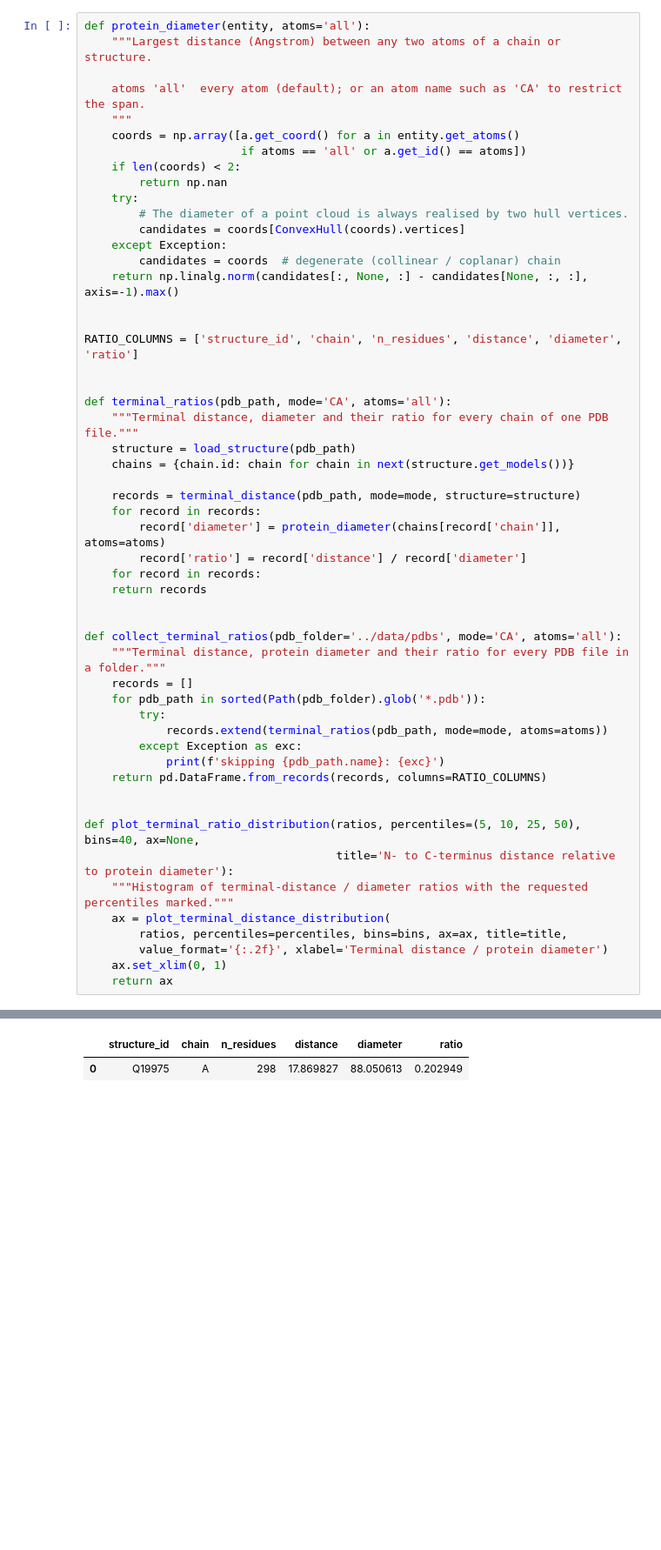
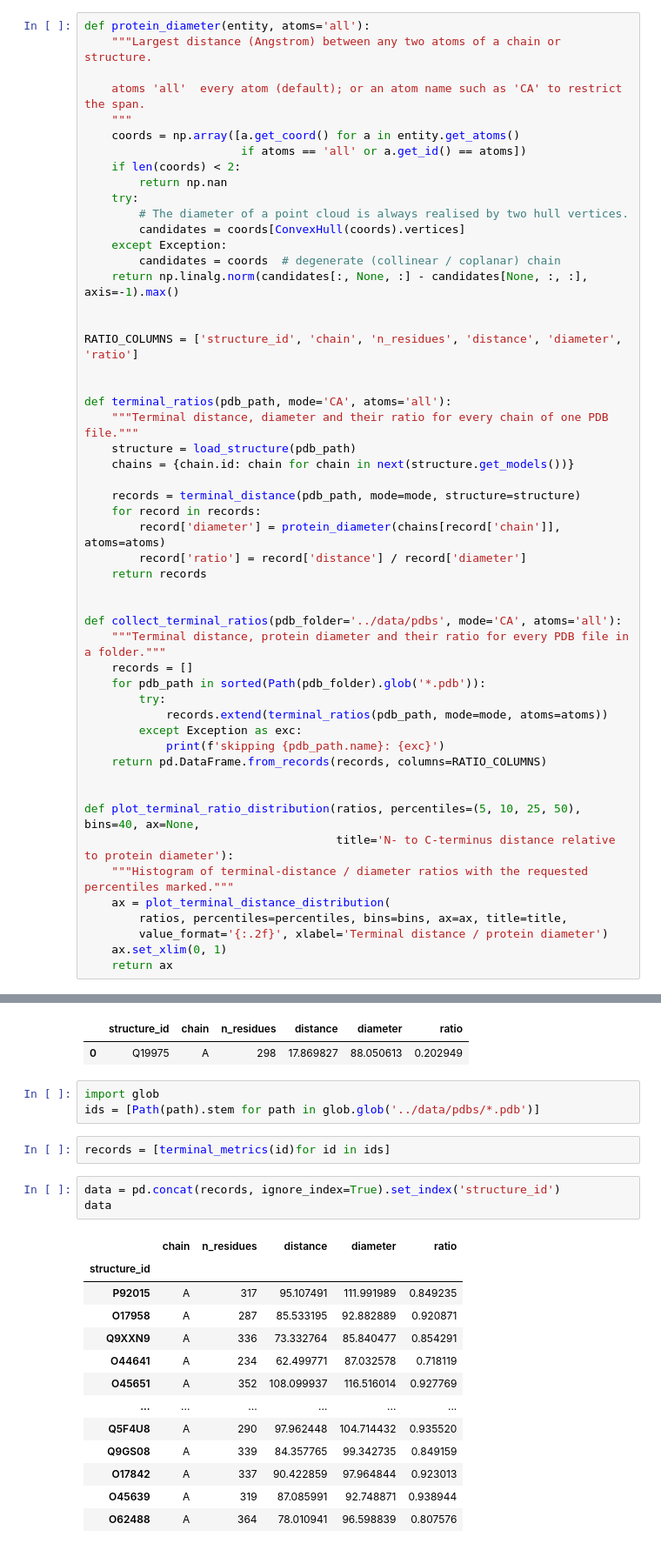
Before and after one commit to nexuso1/prankdock, a Jupyter notebook: notebooks/terminal_distance.ipynb, the cells around one changed output, grey strips where cells are left out. Shown at 87% size. Drawn from its saved outputs; the diff is of its cells as text; blank space fills up the shorter version.

Commit message:
terminals ntbk updated

```diff
--- a/notebooks/terminal_distance.ipynb
+++ b/notebooks/terminal_distance.ipynb
@@ -159,7 +159,6 @@ def terminal_ratios(pdb_path, mode='CA', atoms='all'):
     for record in records:
         record['diameter'] = protein_diameter(chains[record['chain']], atoms=atoms)
         record['ratio'] = record['distance'] / record['diameter']
-    for record in records:
     return records
 
 
@@ -221,3 +220,25 @@ terminal_metrics('Q19975')
 # %% [output]
 |  | structure_id | chain | n_residues | distance | diameter | ratio |
 | 0 | Q19975 | A | 298 | 17.869827 | 88.050613 | 0.202949 |
+# %%
+import glob
+ids = [Path(path).stem for path in glob.glob('../data/pdbs/*.pdb')]
+# %%
+records = [terminal_metrics(id)for id in ids]
+# %%
+data = pd.concat(records, ignore_index=True).set_index('structure_id')
+data
+# %% [output]
+|  | chain | n_residues | distance | diameter | ratio |
+| structure_id |  |  |  |  |  |
+| P92015 | A | 317 | 95.107491 | 111.991989 | 0.849235 |
+| O17958 | A | 287 | 85.533195 | 92.882889 | 0.920871 |
+| Q9XXN9 | A | 336 | 73.332764 | 85.840477 | 0.854291 |
+| O44641 | A | 234 | 62.499771 | 87.032578 | 0.718119 |
+| O45651 | A | 352 | 108.099937 | 116.516014 | 0.927769 |
+| ... | ... | ... | ... | ... | ... |
+| Q5F4U8 | A | 290 | 97.962448 | 104.714432 | 0.935520 |
+| Q9GS08 | A | 339 | 84.357765 | 99.342735 | 0.849159 |
+| O17842 | A | 337 | 90.422859 | 97.964844 | 0.923013 |
+| O45639 | A | 319 | 87.085991 | 92.748871 | 0.938944 |
+| O62488 | A | 364 | 78.010941 | 96.598839 | 0.807576 |
```
Also changed, not shown: parts of 4 cells of this notebook.
